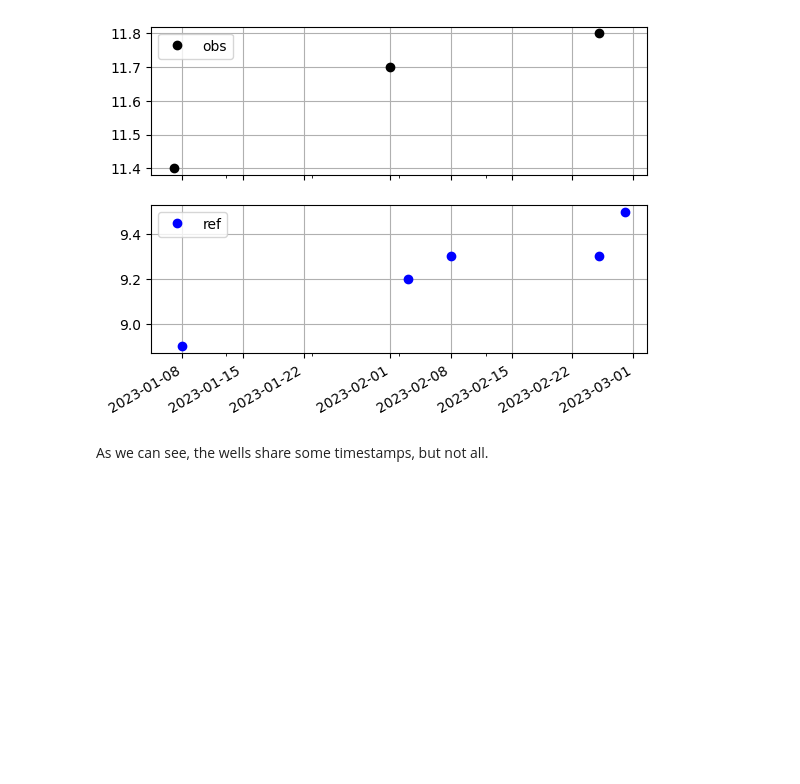
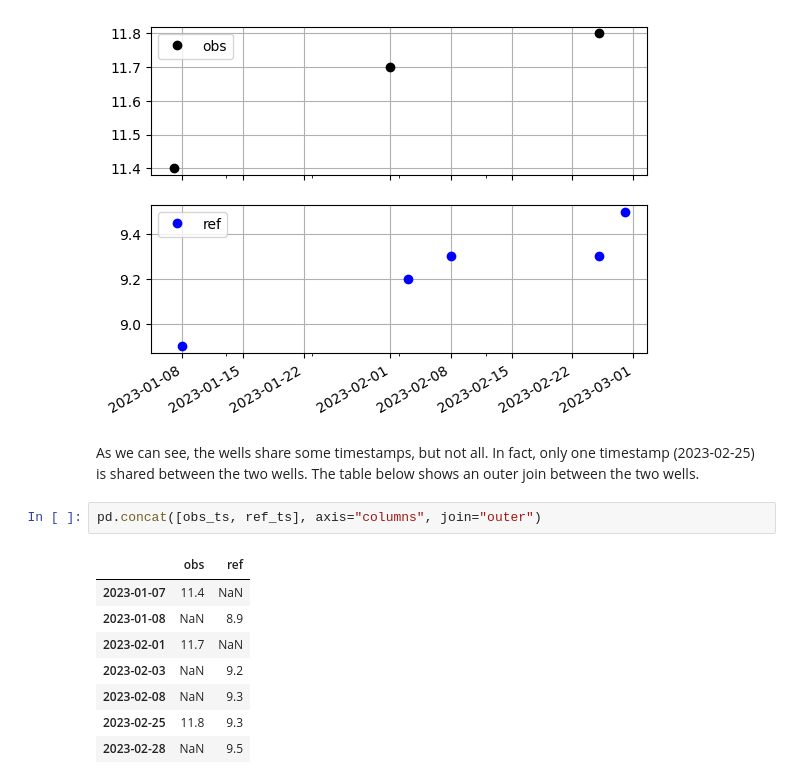
Before and after one commit to sgfsweden/gwrefpy, a Jupyter notebook: docs/tutorials/time_offsets.ipynb, the cells around one changed output. Drawn from its saved outputs; the diff is of its cells as text; blank space fills up the shorter version.

```diff
--- a/docs/tutorials/time_offsets.ipynb
+++ b/docs/tutorials/time_offsets.ipynb
@@ -50,5 +51,16 @@ _ = [ax.grid() for ax in (up, down)]
 # %% [output]
 [figure]
 # %% [markdown]
-As we can see, the wells share some timestamps, but not all.
+As we can see, the wells share some timestamps, but not all. In fact, only one timestamp (2023-02-25) is shared between the two wells. The table below shows an outer join between the two wells.
+# %%
+pd.concat([obs_ts, ref_ts], axis="columns", join="outer")
+# %% [output]
+|  | obs | ref |
+| 2023-01-07 | 11.4 | NaN |
+| 2023-01-08 | NaN | 8.9 |
+| 2023-02-01 | 11.7 | NaN |
+| 2023-02-03 | NaN | 9.2 |
+| 2023-02-08 | NaN | 9.3 |
+| 2023-02-25 | 11.8 | 9.3 |
+| 2023-02-28 | NaN | 9.5 |
 # %% [markdown]
```
Also changed, not shown: parts of 12 cells of this notebook.
